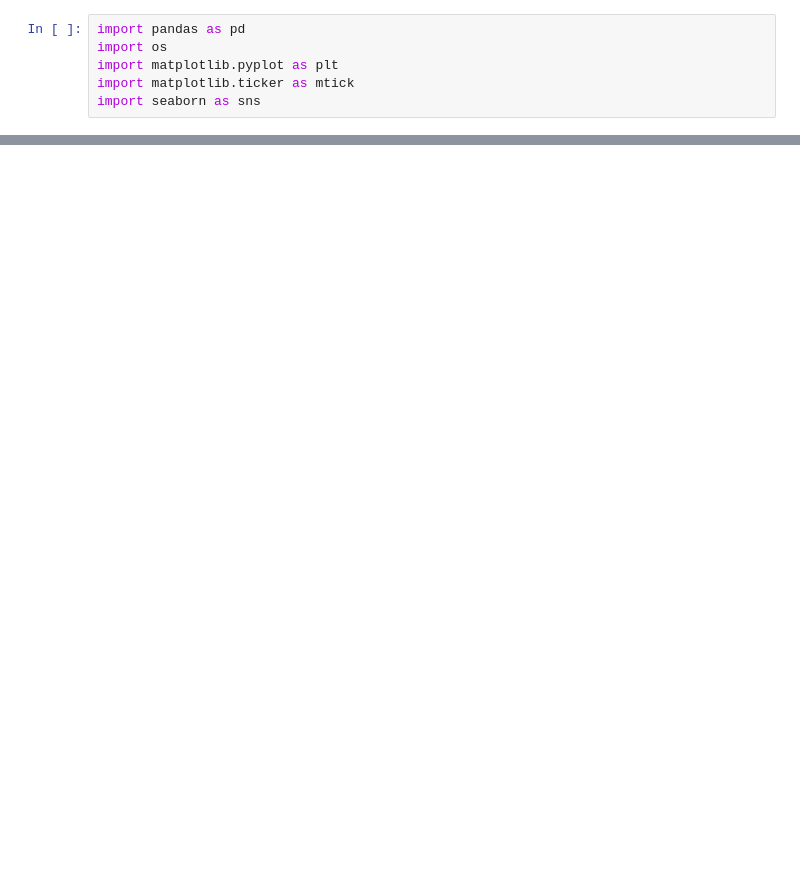
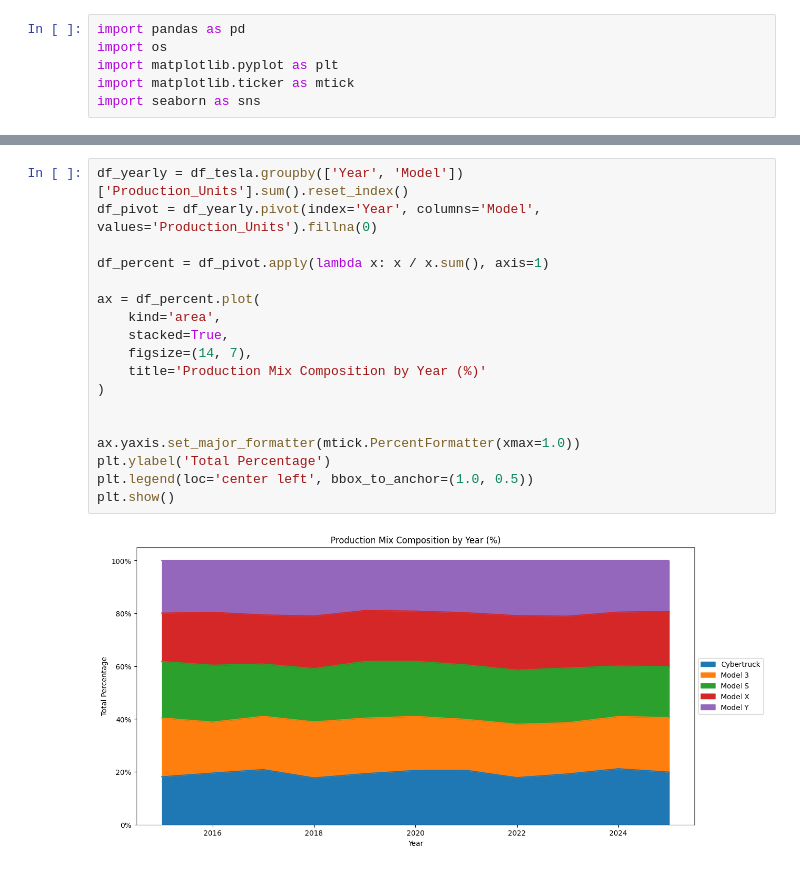
Before and after one commit to ThiagoPBorges/Tesla-Deliveries-and-Production, a Jupyter notebook: Notebook/04_advanced_analysis.ipynb, the cells around one changed output, grey strips where cells are left out. Saved outputs shown, nothing was run; the diff lists cells and outputs as text; blank space fills up the shorter version.

```diff
--- a/Notebook/04_advanced_analysis.ipynb
+++ b/Notebook/04_advanced_analysis.ipynb
@@ -48,0 +35,20 @@ plt.show()
+# %%
+df_yearly = df_tesla.groupby(['Year', 'Model'])['Production_Units'].sum().reset_index()
+df_pivot = df_yearly.pivot(index='Year', columns='Model', values='Production_Units').fillna(0)
+
+df_percent = df_pivot.apply(lambda x: x / x.sum(), axis=1)
+
+ax = df_percent.plot(
+    kind='area',
+    stacked=True,
+    figsize=(14, 7),
+    title='Production Mix Composition by Year (%)'
+)
+
+
+ax.yaxis.set_major_formatter(mtick.PercentFormatter(xmax=1.0))
+plt.ylabel('Total Percentage')
+plt.legend(loc='center left', bbox_to_anchor=(1.0, 0.5))
+plt.show()
+# %% [output]
+[figure, added]
```
Also changed, not shown: parts of 5 cells of this notebook, 1 other file.
